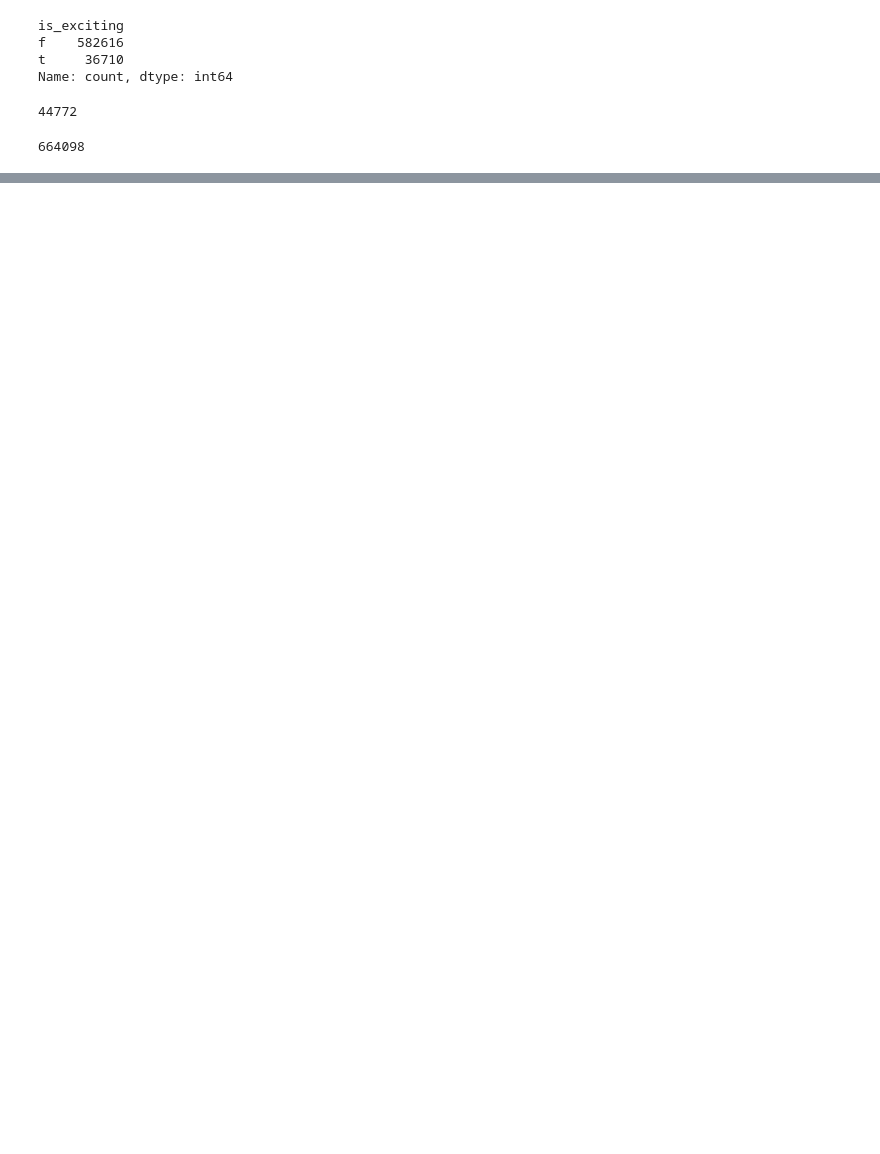
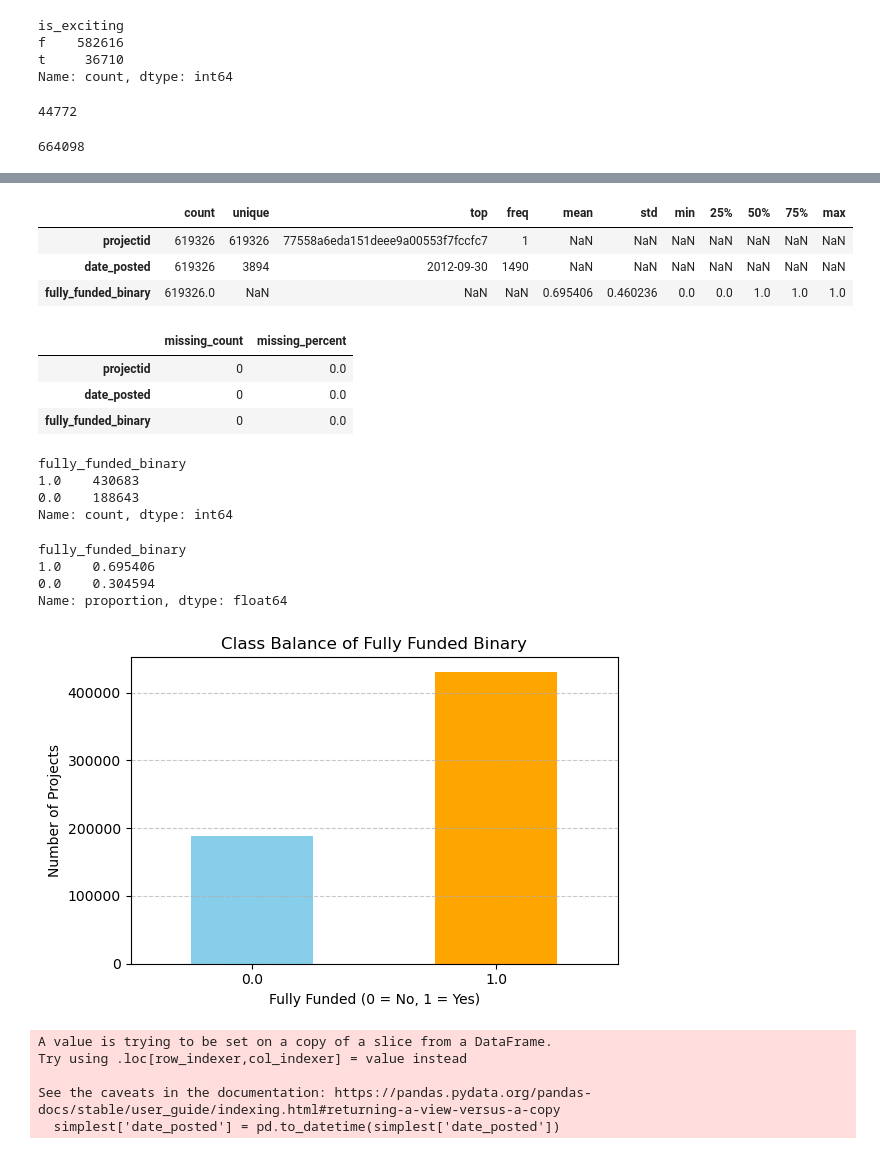
Before and after one commit to aspirou55/DonorsChoose, a Jupyter notebook: InitialFeatureEngineering.ipynb, the cells around one changed output, grey strips where cells are left out. Drawn from its saved outputs; the diff is of its cells as text; code cells hidden in the pictures; blank space fills up the shorter version.

```diff
--- a/InitialFeatureEngineering.ipynb
+++ b/InitialFeatureEngineering.ipynb
@@ -133,0 +146,2 @@ simple_df.to_csv('simple_featureMatrix.csv', index=False)
+# %%
+simple_df['date_posted'] = df['date_posted']
@@ -133,0 +168,2 @@ simple_df.to_csv('simple_featureMatrix.csv', index=False)
+# %%
+simple_df_train = simple_df[simple_df['is_exciting'].notna()].sort_values(by='date_posted')
@@ -133,0 +235,4 @@ simple_df.to_csv('simple_featureMatrix.csv', index=False)
+# %%
+new_simple = simple_df_train.copy()
+# %%
+simplest = new_simple[['projectid', 'date_posted', 'fully_funded_binary']]
@@ -133,0 +261,56 @@ simple_df.to_csv('simple_featureMatrix.csv', index=False)
+# %%
+simplest.describe(include='all').T
+# %% [output]
+|  | count | unique | top | freq | mean | std | min | 25% | 50% | 75% | max |
+| projectid | 619326 | 619326 | 77558a6eda151deee9a00553f7fccfc7 | 1 | NaN | NaN | NaN | NaN | NaN | NaN | NaN |
+| date_posted | 619326 | 3894 | 2012-09-30 | 1490 | NaN | NaN | NaN | NaN | NaN | NaN | NaN |
+| fully_funded_binary | 619326.0 | NaN | NaN | NaN | 0.695406 | 0.460236 | 0.0 | 0.0 | 1.0 | 1.0 | 1.0 |
+# %%
+missing_info = simplest.isna().sum().to_frame(name='missing_count')
+missing_info['missing_percent'] = (missing_info['missing_count'] / len(simplest)) * 100
+missing_info
+# %% [output]
+|  | missing_count | missing_percent |
+| projectid | 0 | 0.0 |
+| date_posted | 0 | 0.0 |
+| fully_funded_binary | 0 | 0.0 |
+# %%
+simplest['fully_funded_binary'].value_counts()
+# %% [output]
+fully_funded_binary
+1.0    430683
+0.0    188643
+Name: count, dtype: int64
+# %%
+simplest['fully_funded_binary'].value_counts(normalize=True)
+# %% [output]
+fully_funded_binary
+1.0    0.695406
+0.0    0.304594
+Name: proportion, dtype: float64
+# %%
+import matplotlib.pyplot as plt
+
+# Count the values
+counts = simplest['fully_funded_binary'].value_counts().sort_index()
+
+# Plot the bar chart
+plt.figure(figsize=(6, 4))
+counts.plot(kind='bar', color=['skyblue', 'orange'])
+plt.title('Class Balance of Fully Funded Binary')
+plt.xlabel('Fully Funded (0 = No, 1 = Yes)')
+plt.ylabel('Number of Projects')
+plt.xticks(rotation=0)
+plt.grid(axis='y', linestyle='--', alpha=0.7)
+plt.tight_layout()
+plt.show()
+# %% [output]
+[figure, added]
+# %%
+simplest['date_posted'] = pd.to_datetime(simplest['date_posted'])
+# %% [output]
+A value is trying to be set on a copy of a slice from a DataFrame.
+Try using .loc[row_indexer,col_indexer] = value instead
+
+See the caveats in the documentation: https://pandas.pydata.org/pandas-docs/stable/user_guide/indexing.html#returning-a-view-versus-a-copy
+  simplest['date_posted'] = pd.to_datetime(simplest['date_posted'])
```
Also changed, not shown: parts of 62 cells of this notebook, 1 other file.
